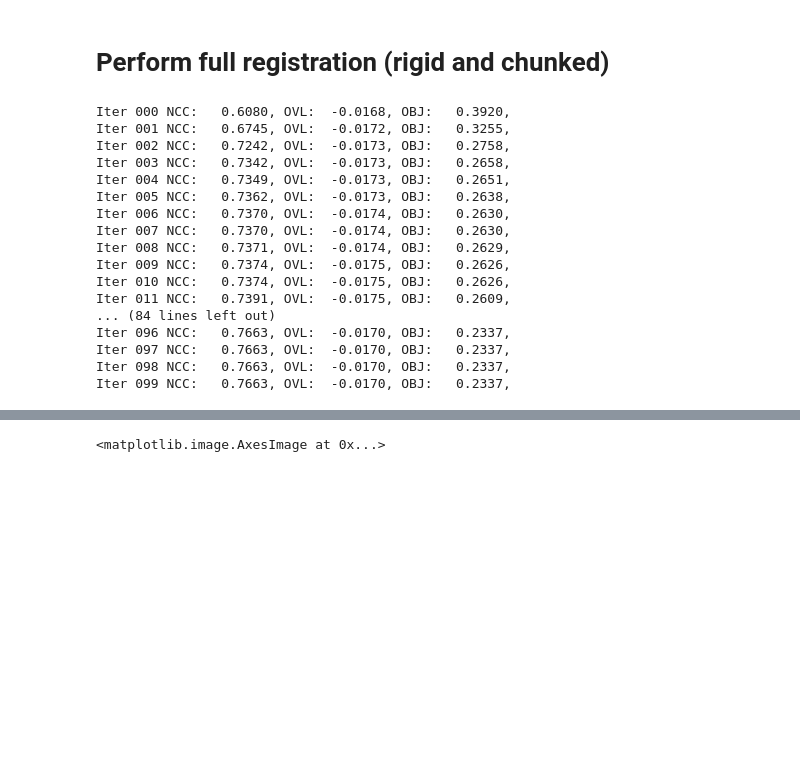
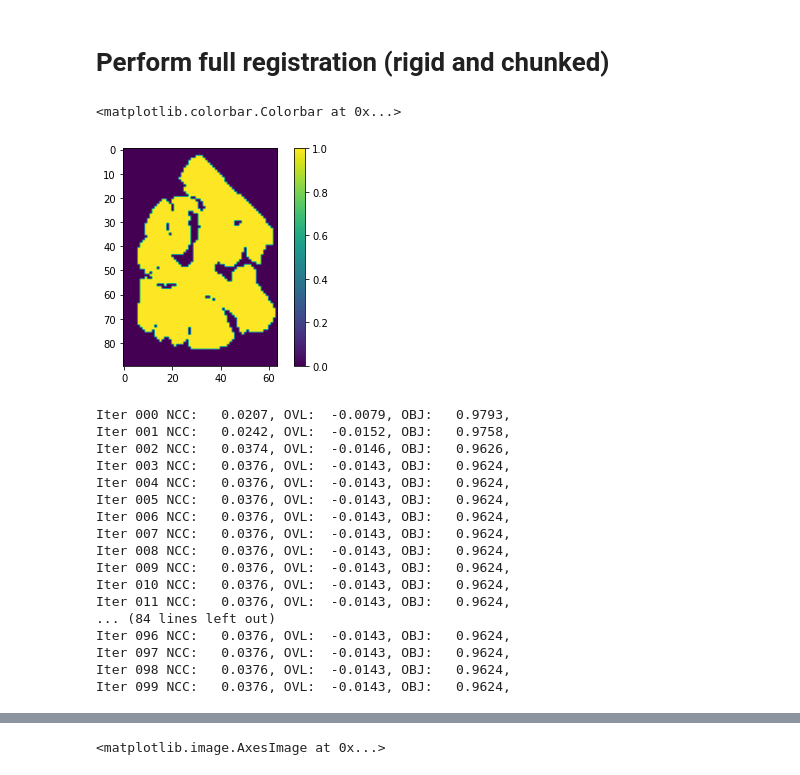
Before and after one commit to pyushkevich/pwreg, a Jupyter notebook: notebooks/fullreg.ipynb, the cells around one changed output, grey strips where cells are left out. Drawn from its saved outputs; the diff is of its cells as text; code cells hidden in the pictures; blank space fills up the shorter version.

```diff
--- a/notebooks/fullreg.ipynb
+++ b/notebooks/fullreg.ipynb
@@ -16,29 +30,40 @@ I_fix, I_mov, I_fmsk = X.I_fix.downsample(1/8.), X.I_mov.downsample(1/8.), X.M_f
+# %%
+# Dilate the mask by NCC radius
+#kernel = torch.ones((1,1,5,5))
+#Mnew = F.conv2d(I_fmsk.T, kernel, padding=2)
+#Mnew = F.threshold(-F.threshold(F.conv2d(I_fmsk.T, kernel, padding=2), 1.0, 0.0), -0.5, 1)
+plt.imshow(torch.sum(Mnew,axis=0).squeeze())
+plt.colorbar()
+# %% [output]
+<matplotlib.colorbar.Colorbar at 0x...>
+[figure, added]
 # %%
 # Solve the registration problem with a single block mask
-I_nomask = pwreg.Image2D(torch.sum(I_fmsk.T, axis=0, keepdim=True), I_fmsk.ras)
+Mwhole = torch.where(torch.sum(Mnew,axis=0,keepdim=True) > 0.5, 1., 0.)
+I_nomask = pwreg.Image2D(Mwhole, I_fmsk.ras)
 R_nomask = pwreg.RigidProblem(I_fix, I_mov, I_nomask)
 
-theta, dx, dy = pwreg.RigidProblemOptimizer.make_init_param(1, 0.2, -0.1, 0.2)
+theta, dx, dy = pwreg.RigidProblemOptimizer.make_init_param(1, 0.0, 0.0, 0.0)
 Q_init = R_nomask.apply_tform_to_moving(R_nomask.compute_tform(theta, dx, dy))
 
 RO_nomask = pwreg.RigidProblemOptimizer(R_nomask, 0.0)
 hist, ncc_val, ovl_val = RO_nomask.optimize(theta, dx, dy, 100)
 Q_opt = R_nomask.apply_tform_to_moving(R_nomask.compute_tform(theta, dx, dy))
 # %% [output]
-Iter 000 NCC:   0.6080, OVL:  -0.0168, OBJ:   0.3920,
-Iter 001 NCC:   0.6745, OVL:  -0.0172, OBJ:   0.3255,
-Iter 002 NCC:   0.7242, OVL:  -0.0173, OBJ:   0.2758,
-Iter 003 NCC:   0.7342, OVL:  -0.0173, OBJ:   0.2658,
-Iter 004 NCC:   0.7349, OVL:  -0.0173, OBJ:   0.2651,
-Iter 005 NCC:   0.7362, OVL:  -0.0173, OBJ:   0.2638,
-Iter 006 NCC:   0.7370, OVL:  -0.0174, OBJ:   0.2630,
-Iter 007 NCC:   0.7370, OVL:  -0.0174, OBJ:   0.2630,
-Iter 008 NCC:   0.7371, OVL:  -0.0174, OBJ:   0.2629,
-Iter 009 NCC:   0.7374, OVL:  -0.0175, OBJ:   0.2626,
-Iter 010 NCC:   0.7374, OVL:  -0.0175, OBJ:   0.2626,
-Iter 011 NCC:   0.7391, OVL:  -0.0175, OBJ:   0.2609,
+Iter 000 NCC:   0.0207, OVL:  -0.0079, OBJ:   0.9793,
+Iter 001 NCC:   0.0242, OVL:  -0.0152, OBJ:   0.9758,
+Iter 002 NCC:   0.0374, OVL:  -0.0146, OBJ:   0.9626,
+Iter 003 NCC:   0.0376, OVL:  -0.0143, OBJ:   0.9624,
+Iter 004 NCC:   0.0376, OVL:  -0.0143, OBJ:   0.9624,
+Iter 005 NCC:   0.0376, OVL:  -0.0143, OBJ:   0.9624,
+Iter 006 NCC:   0.0376, OVL:  -0.0143, OBJ:   0.9624,
+Iter 007 NCC:   0.0376, OVL:  -0.0143, OBJ:   0.9624,
+Iter 008 NCC:   0.0376, OVL:  -0.0143, OBJ:   0.9624,
+Iter 009 NCC:   0.0376, OVL:  -0.0143, OBJ:   0.9624,
+Iter 010 NCC:   0.0376, OVL:  -0.0143, OBJ:   0.9624,
+Iter 011 NCC:   0.0376, OVL:  -0.0143, OBJ:   0.9624,
 ... (84 lines left out)
-Iter 096 NCC:   0.7663, OVL:  -0.0170, OBJ:   0.2337,
-Iter 097 NCC:   0.7663, OVL:  -0.0170, OBJ:   0.2337,
-Iter 098 NCC:   0.7663, OVL:  -0.0170, OBJ:   0.2337,
-Iter 099 NCC:   0.7663, OVL:  -0.0170, OBJ:   0.2337,
+Iter 096 NCC:   0.0376, OVL:  -0.0143, OBJ:   0.9624,
+Iter 097 NCC:   0.0376, OVL:  -0.0143, OBJ:   0.9624,
+Iter 098 NCC:   0.0376, OVL:  -0.0143, OBJ:   0.9624,
+Iter 099 NCC:   0.0376, OVL:  -0.0143, OBJ:   0.9624,
```
Also changed, not shown: parts of 10 cells of this notebook, 2 other files.
